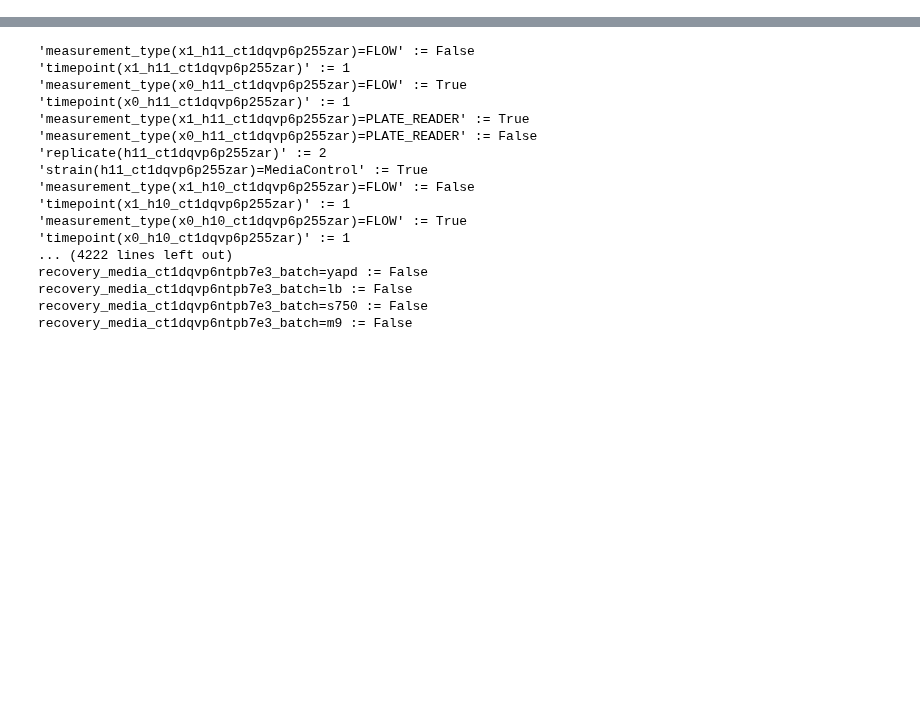
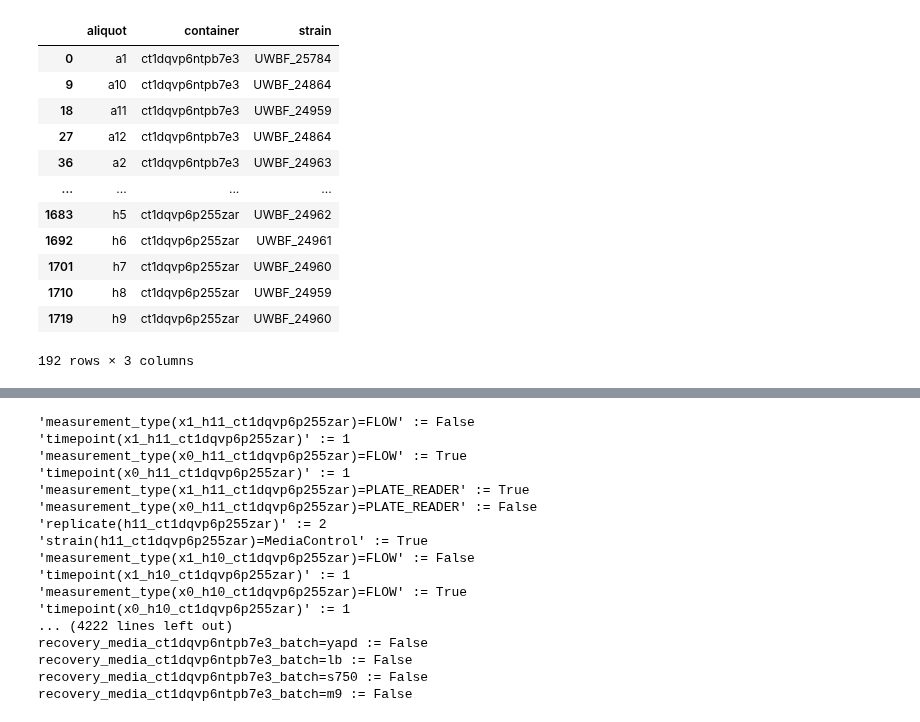
Before and after one commit to SD2E/pysd2cat, a Jupyter notebook: notebooks/scratch.ipynb, the cells around one changed output, grey strips where cells are left out. Saved outputs shown, nothing was run; the diff lists cells and outputs as text; code cells hidden in the pictures; blank space fills up the shorter version.

```diff
--- a/notebooks/scratch.ipynb
+++ b/notebooks/scratch.ipynb
@@ -107 +92,22 @@ df
 1728 rows × 9 columns
+# %%
+#df[['aliquot', 'container', 'measurement_type', 'timepoint']].sort_values(by=['container', 'aliquot', 'timepoint'], ascending=True).drop_duplicates()
+df[['aliquot', 'container', 'strain']].sort_values(by=['container', 'aliquot', 'strain'], ascending=True).drop_duplicates().strain.value_counts()
+#print(df[['aliquot', 'container', 'strain']].sort_values(by=['container', 'aliquot', 'strain'], ascending=True).drop_duplicates().to_string())
+df[['aliquot', 'container', 'strain']].sort_values(by=['container', 'aliquot', 'strain'], ascending=True).drop_duplicates()
+#df.dtypes
+#df
+# %% [output]
+|  | aliquot | container | strain |
+| 0 | a1 | ct1dqvp6ntpb7e3 | UWBF_25784 |
+| 9 | a10 | ct1dqvp6ntpb7e3 | UWBF_24864 |
+| 18 | a11 | ct1dqvp6ntpb7e3 | UWBF_24959 |
+| 27 | a12 | ct1dqvp6ntpb7e3 | UWBF_24864 |
+| 36 | a2 | ct1dqvp6ntpb7e3 | UWBF_24963 |
+| ... | ... | ... | ... |
+| 1683 | h5 | ct1dqvp6p255zar | UWBF_24962 |
+| 1692 | h6 | ct1dqvp6p255zar | UWBF_24961 |
+| 1701 | h7 | ct1dqvp6p255zar | UWBF_24960 |
+| 1710 | h8 | ct1dqvp6p255zar | UWBF_24959 |
+| 1719 | h9 | ct1dqvp6p255zar | UWBF_24960 |
+192 rows × 3 columns
```
Also changed, not shown: parts of 11 cells of this notebook, 1 other file.
